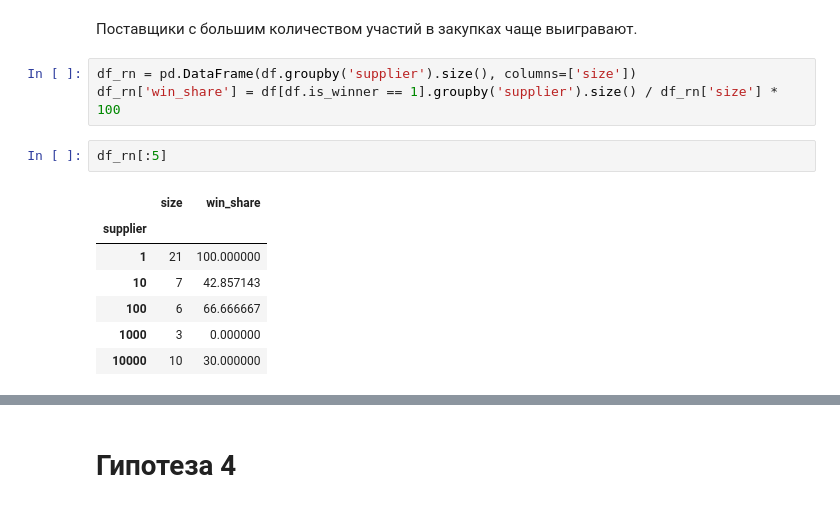
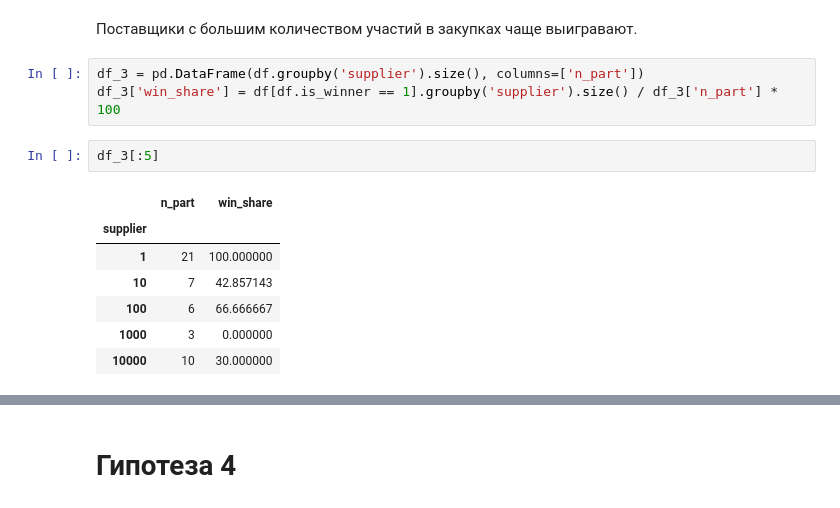
Before and after one commit to Lsdbot/Zakupki, a Jupyter notebook: notebooks/EDA.ipynb, the cells around one changed output, grey strips where cells are left out. Saved outputs shown, nothing was run; the diff lists cells and outputs as text.

```diff
--- a/notebooks/EDA.ipynb
+++ b/notebooks/EDA.ipynb
@@ -400,12 +381,12 @@ sns.displot(x=n_unique_okpd2, kind='kde')
 # %% [markdown]
 Поставщики с большим количеством участий в закупках чаще выигравают.
 # %%
-df_rn = pd.DataFrame(df.groupby('supplier').size(), columns=['size'])
-df_rn['win_share'] = df[df.is_winner == 1].groupby('supplier').size() / df_rn['size'] * 100
+df_3 = pd.DataFrame(df.groupby('supplier').size(), columns=['n_part'])
+df_3['win_share'] = df[df.is_winner == 1].groupby('supplier').size() / df_3['n_part'] * 100
 # %%
-df_rn[:5]
+df_3[:5]
 # %% [output]
-|  | size | win_share |
+|  | n_part | win_share |
 | supplier |  |  |
 | 1 | 21 | 100.000000 |
 | 10 | 7 | 42.857143 |
```
Also changed, not shown: parts of 65 cells of this notebook.
